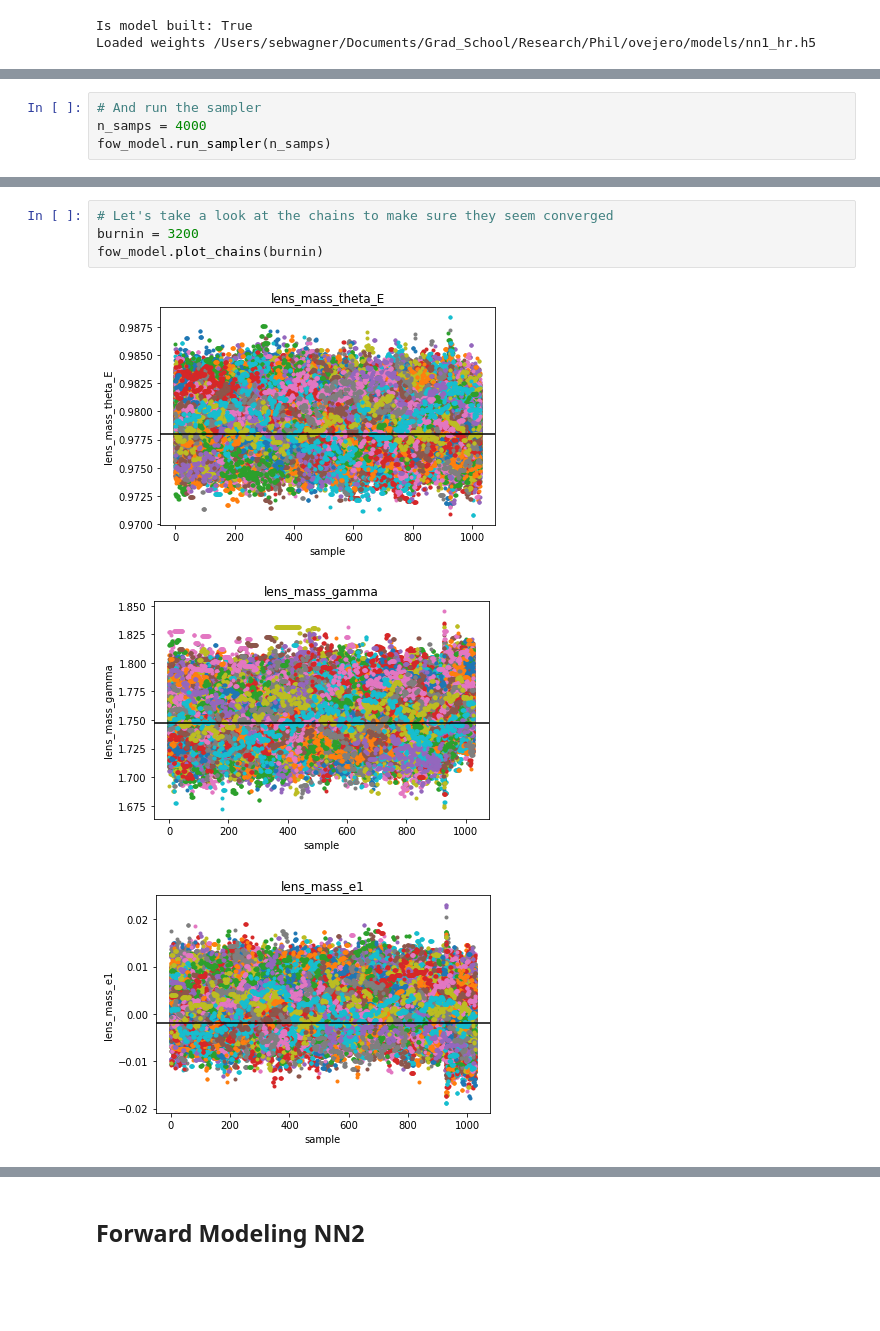
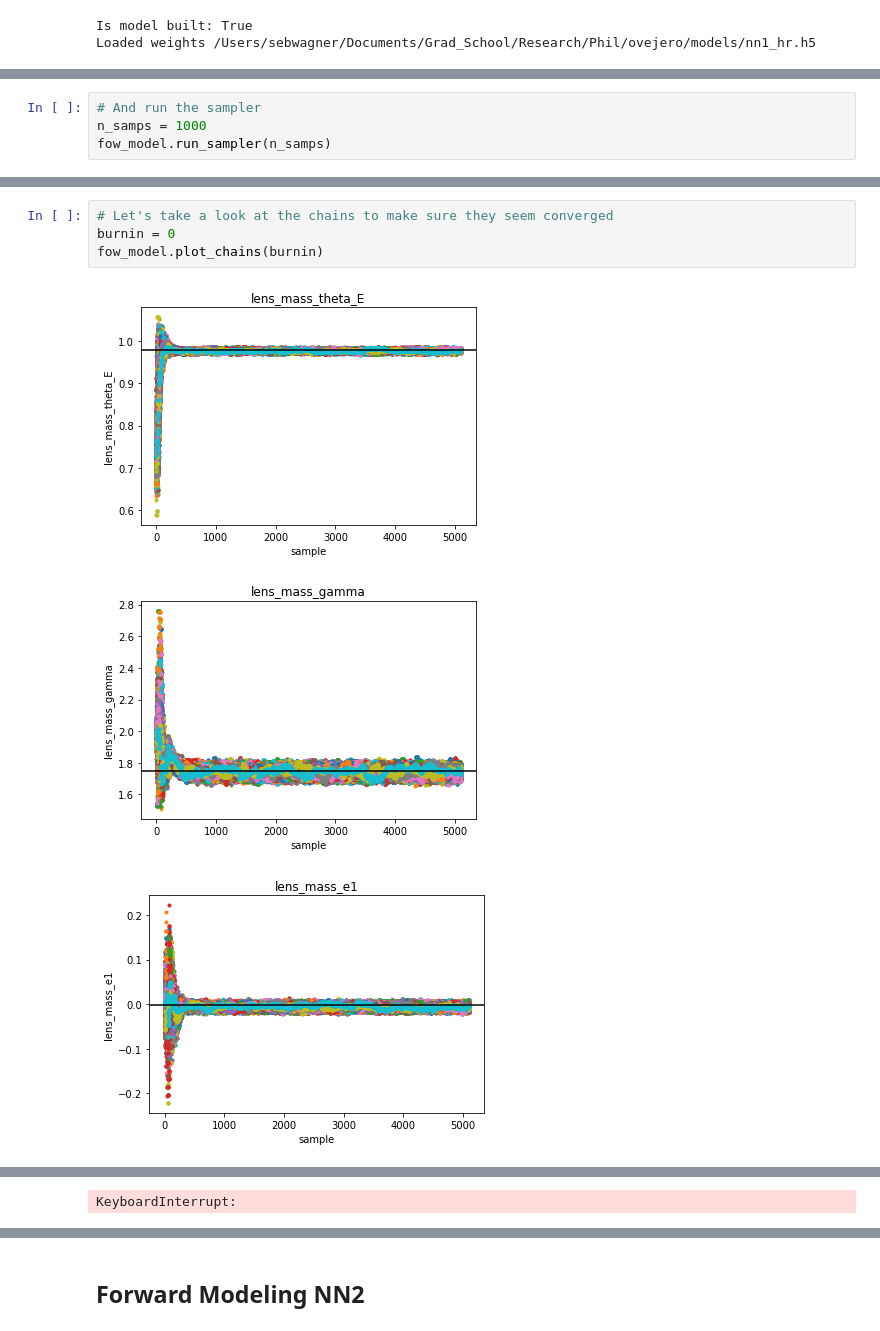
Before and after one commit to swagnercarena/ovejero, a Jupyter notebook: paper/Forward_Modeling_Comparison.ipynb, the cells around one changed output, grey strips where cells are left out. Drawn from its saved outputs; the diff is of its cells as text; blank space fills up the shorter version.

```diff
--- a/paper/Forward_Modeling_Comparison.ipynb
+++ b/paper/Forward_Modeling_Comparison.ipynb
@@ -58,6 +58,6 @@ save_path_chains = os.path.join(root_path,'forward_modeling/%s.h5'%(fow_model.tr
 fow_model.initialize_sampler(walker_ratio,save_path_chains)
 # %%
 # And run the sampler
-n_samps = 4000
+n_samps = 1000
 fow_model.run_sampler(n_samps)
 # %% [output]
@@ -92,8 +72,8 @@ KeyboardInterrupt:
 # %%
 # Let's take a look at the chains to make sure they seem converged
-burnin = 3200
+burnin = 0
 fow_model.plot_chains(burnin)
 # %% [output]
-[figure, old version]
+[figure, new version]
-[figure, old version]
+[figure, new version]
-[figure, old version]
+[figure, new version]
@@ -111,3 +80,4 @@ fow_model.plot_chains(burnin)
+KeyboardInterrupt:
 # %%
 num_samples = 1000
 sample_save_dir = os.path.join(root_path,'forward_modeling/nn1_%s_samps'%(fow_model.true_values['img_filename'][:-4]))
```
Also changed, not shown: parts of 6 cells of this notebook, 5 other files.
